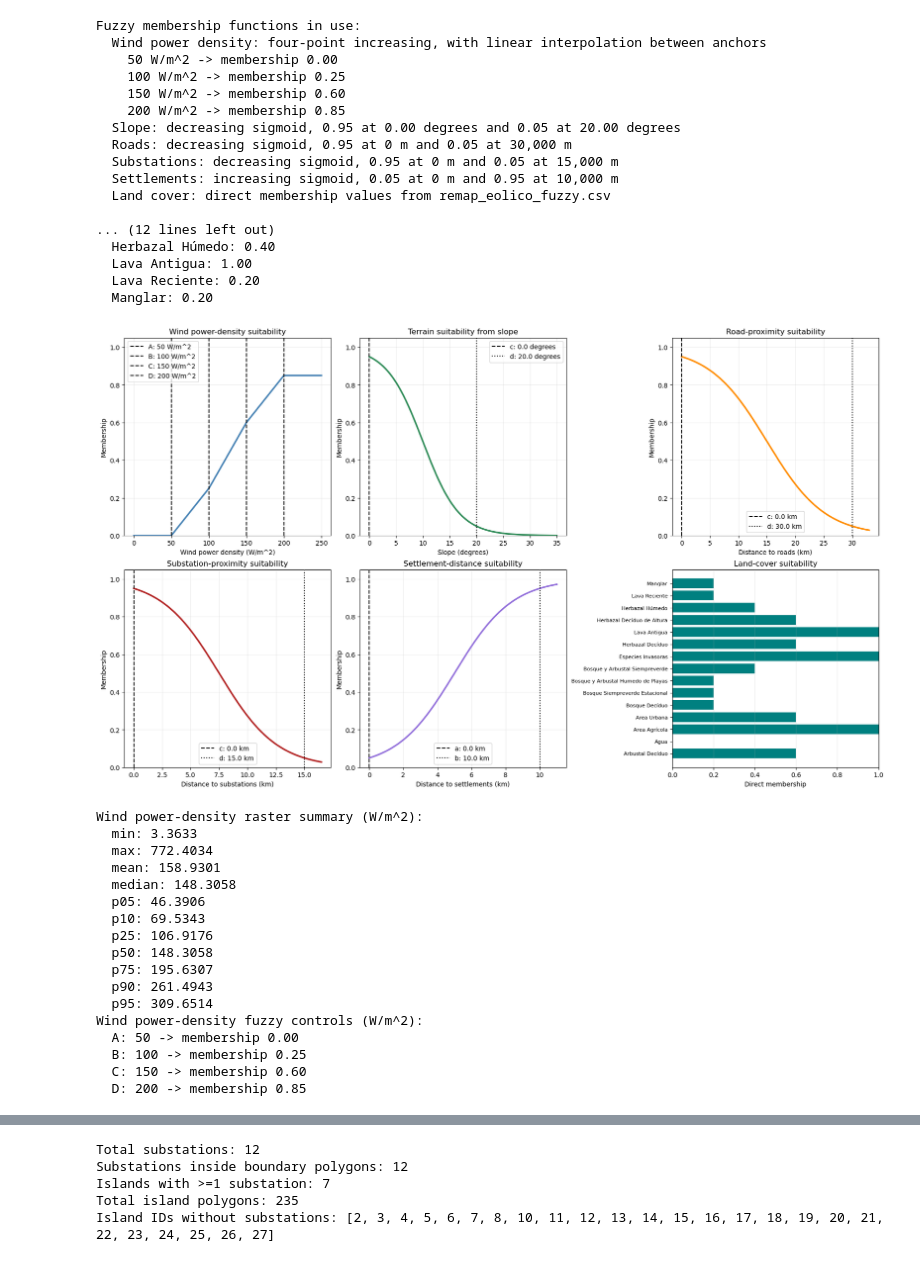
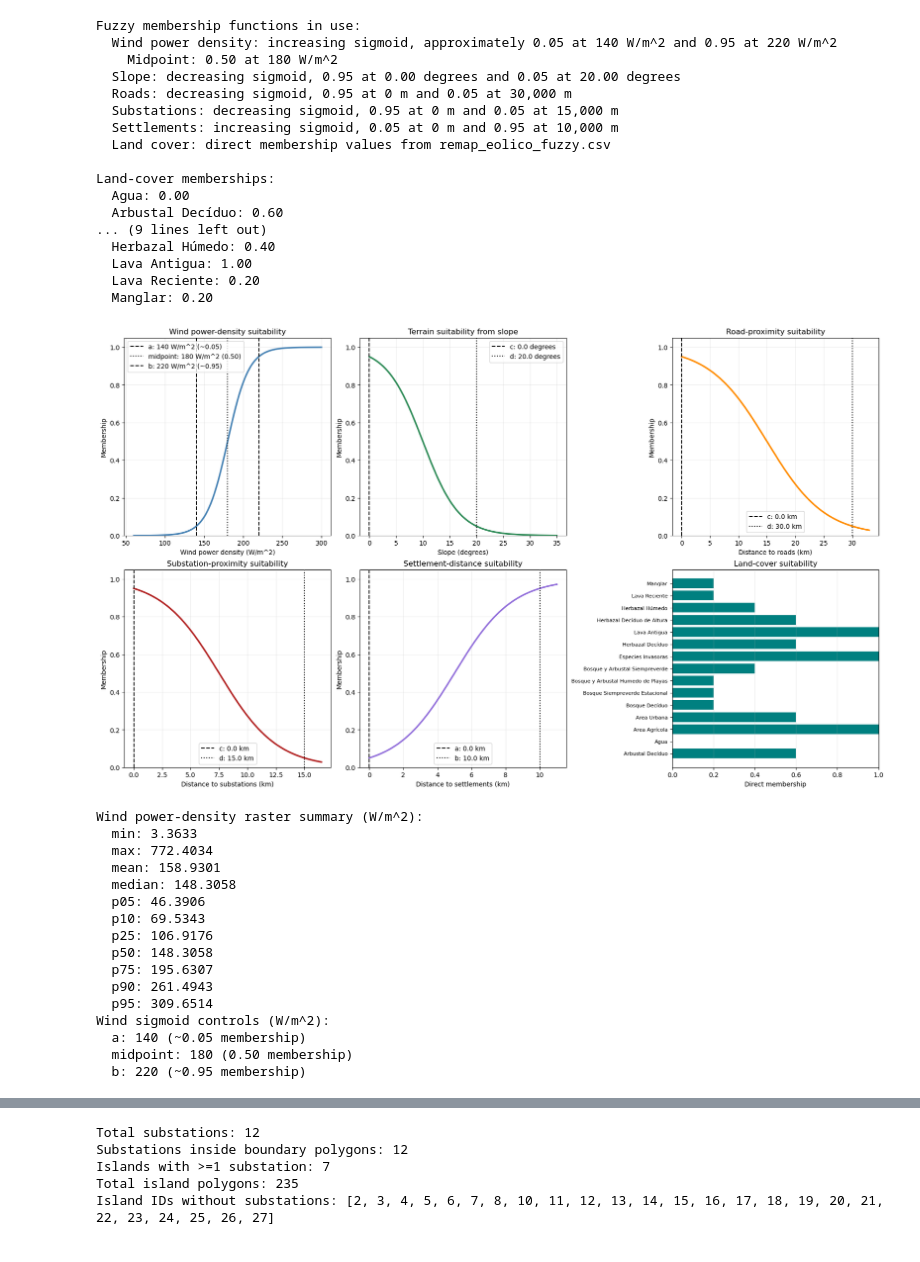
Before and after one commit to eemahon/idoneidad_hygalapagos, a Jupyter notebook: analisis/eolico_SA_fuzzy.ipynb, the cells around one changed output, grey strips where cells are left out. Saved outputs shown, nothing was run; the diff lists cells and outputs as text; code cells hidden in the pictures.

Commit message:
Updated Wind Power Density ranges to have a midpoint that matches the wind turbines at San Cristobal

```diff
--- a/analisis/eolico_SA_fuzzy.ipynb
+++ b/analisis/eolico_SA_fuzzy.ipynb
@@ -18,14 +18,12 @@ PARAMS = {
     "land_cover_field": "FROM",         # Field in land-cover layer containing classes used in remap_eolico_fuzzy.csv
     "analysis_crs": "EPSG:32715",       # Projected CRS in meters for distance and slope analysis
     "wind": {
-        "function": "four_point_increasing",
+        "function": "sigmoidal",
+        "direction": "increasing",
         "control_points": {
-            "a": 50.0,                  # W/m^2: membership 0.0
-            "b": 100.0,                  # W/m^2: membership 0.25
-            "c": 150.0,                  # W/m^2: membership 0.6
-            "d": 200.0,                  # W/m^2: membership 0.85
+            "a": 140.0,                  # W/m^2: approximately 0.05 membership
+            "b": 220.0,                  # W/m^2: approximately 0.95 membership
         },
-        "membership_values": [0.0, 0.25, 0.6, 0.85],
     },
     "slope": {
         "function": "sigmoidal",
@@ -67,7 +65,7 @@ PARAMS = {
 }
 
 # Change this value to switch between scenario_1 and scenario_2.
-ACTIVE_WEIGHT_SCENARIO = "scenario_2"
+ACTIVE_WEIGHT_SCENARIO = "scenario_1"
 
 WEIGHT_SCENARIOS = {
     "scenario_1": {
@@ -423,37 +404,34 @@ import matplotlib.pyplot as plt
 
 def plot_wind_fuzzy_membership_functions(params, inputs):
     wind_controls = params["wind"]["control_points"]
-    wind_membership_values = params["wind"]["membership_values"]
     slope_controls = params["slope"]["control_points"]
     roads_controls = params["roads"]["control_points"]
     substations_controls = params["substations"]["control_points"]
     urban_controls = params["urban"]["control_points"]
 
-    wind_control_values = [float(wind_controls[key]) for key in ("a", "b", "c", "d")]
+    wind_a, wind_b = float(wind_controls["a"]), float(wind_controls["b"])
     slope_c, slope_d = float(slope_controls["c"]), float(slope_controls["d"])
     roads_c, roads_d = float(roads_controls["c"]), float(roads_controls["d"])
     substations_c, substations_d = float(substations_controls["c"]), float(substations_controls["d"])
     urban_a, urban_b = float(urban_controls["a"]), float(urban_controls["b"])
 
-    wind_values = np.linspace(max(0.0, wind_control_values[0] - 50.0), wind_control_values[-1] + 50.0, 500)
+    wind_values = np.linspace(max(0.0, wind_a - (wind_b - wind_a)), wind_b + (wind_b - wind_a), 500)
     slope_values = np.linspace(0.0, max(35.0, slope_d * 1.1), 500)
     roads_distance = np.linspace(0.0, roads_d * 1.1, 500)
     substations_distance = np.linspace(0.0, substations_d * 1.1, 500)
     urban_distance = np.linspace(0.0, urban_b * 1.1, 500)
 
-    wind_membership = _fuzzy_four_point_increasing(
-        wind_values, wind_controls, wind_membership_values
-    )
+    wind_membership = _fuzzy_sigmoid_increasing(wind_values, wind_a, wind_b)
     slope_membership = _fuzzy_sigmoid_decreasing(slope_values, slope_c, slope_d)
     roads_membership = _fuzzy_sigmoid_decreasing(roads_distance, roads_c, roads_d)
     substations_membership = _fuzzy_sigmoid_decreasing(substations_distance, substations_c, substations_d)
     urban_membership = _fuzzy_sigmoid_increasing(urban_distance, urban_a, urban_b)
     land_cover_remap = _load_land_cover_remap(inputs["land_cover_remap"])
 
+    wind_midpoint = (wind_a + wind_b) / 2.0
     print("Fuzzy membership functions in use:")
-    print("  Wind power density: four-point increasing, with linear interpolation between anchors")
-    for point, membership in zip(wind_control_values, wind_membership_values):
-        print(f"    {point:.0f} W/m^2 -> membership {membership:.2f}")
+    print(f"  Wind power density: increasing sigmoid, approximately 0.05 at {wind_a:.0f} W/m^2 and 0.95 at {wind_b:.0f} W/m^2")
+    print(f"    Midpoint: 0.50 at {wind_midpoint:.0f} W/m^2")
     print(f"  Slope: decreasing sigmoid, 0.95 at {slope_c:.2f} degrees and 0.05 at {slope_d:.2f} degrees")
     print(f"  Roads: decreasing sigmoid, 0.95 at {roads_c:,.0f} m and 0.05 at {roads_d:,.0f} m")
     print(f"  Substations: decreasing sigmoid, 0.95 at {substations_c:,.0f} m and 0.05 at {substations_d:,.0f} m")
@@ -468,8 +446,9 @@ def plot_wind_fuzzy_membership_functions(params, inputs):
     axes = axes.ravel()
 
     axes[0].plot(wind_values, wind_membership, color="steelblue", linewidth=2.5)
-    for point, control_label in zip(wind_control_values, "ABCD"):
-        axes[0].axvline(point, color="black", linestyle="--", label=f"{control_label}: {point:.0f} W/m^2")
+    axes[0].axvline(wind_a, color="black", linestyle="--", label=f"a: {wind_a:.0f} W/m^2 (~0.05)")
+    axes[0].axvline(wind_midpoint, color="black", linestyle=":", label=f"midpoint: {wind_midpoint:.0f} W/m^2 (0.50)")
+    axes[0].axvline(wind_b, color="black", linestyle="--", label=f"b: {wind_b:.0f} W/m^2 (~0.95)")
     axes[0].set(title="Wind power-density suitability", xlabel="Wind power density (W/m^2)", ylabel="Membership")
     axes[0].legend()
 
@@ -497,40 +476,40 @@ def plot_wind_fuzzy_membership_functions(params, inputs):
     axes[4].set(title="Settlement-distance suitability", xlabel="Distance to settlements (km)", ylabel="Membership")
     axes[4].legend()
 
     class_names = list(land_cover_remap)
     memberships = [land_cover_remap[class_name] for class_name in class_names]
     axes[5].barh(class_names, memberships, color="teal")
     axes[5].set(title="Land-cover suitability", xlabel="Direct membership", xlim=(0.0, 1.0))
     axes[5].tick_params(axis="y", labelsize=8)
     axes[5].grid(axis="x", alpha=0.25)
 
     for axis in axes[:5]:
         axis.set_ylim(0.0, 1.05)
         axis.grid(alpha=0.25)
 
     plt.show()
 
 
 plot_wind_fuzzy_membership_functions(PARAMS, INPUTS)
 # %% [output]
 Fuzzy membership functions in use:
-  Wind power density: four-point increasing, with linear interpolation between anchors
-    50 W/m^2 -> membership 0.00
-    100 W/m^2 -> membership 0.25
-    150 W/m^2 -> membership 0.60
-    200 W/m^2 -> membership 0.85
+  Wind power density: increasing sigmoid, approximately 0.05 at 140 W/m^2 and 0.95 at 220 W/m^2
+    Midpoint: 0.50 at 180 W/m^2
   Slope: decreasing sigmoid, 0.95 at 0.00 degrees and 0.05 at 20.00 degrees
   Roads: decreasing sigmoid, 0.95 at 0 m and 0.05 at 30,000 m
   Substations: decreasing sigmoid, 0.95 at 0 m and 0.05 at 15,000 m
   Settlements: increasing sigmoid, 0.05 at 0 m and 0.95 at 10,000 m
   Land cover: direct membership values from remap_eolico_fuzzy.csv
 
-... (12 lines left out)
+Land-cover memberships:
+  Agua: 0.00
+  Arbustal Decíduo: 0.60
+... (9 lines left out)
   Herbazal Húmedo: 0.40
   Lava Antigua: 1.00
   Lava Reciente: 0.20
   Manglar: 0.20
-[figure, old version]
+[figure, new version]
 # %%
 # Wind power-density raster preprocessing: summarize the observed distribution for diagnostics.
 # Membership settings remain the fixed control points configured in PARAMS["wind"].
@@ -557,9 +536,11 @@ for key in ["min", "max", "mean", "median", "p05", "p10", "p25", "p50", "p75", "
     print(f"  {key}: {summary[key]:.4f}")
 
 wind_controls = PARAMS["wind"]["control_points"]
-print("Wind power-density fuzzy controls (W/m^2):")
-for control, membership in zip(("a", "b", "c", "d"), PARAMS["wind"]["membership_values"]):
-    print(f"  {control.upper()}: {wind_controls[control]:.0f} -> membership {membership:.2f}")
+wind_midpoint = (float(wind_controls["a"]) + float(wind_controls["b"])) / 2.0
+print("Wind sigmoid controls (W/m^2):")
+print(f"  a: {wind_controls['a']:.0f} (~0.05 membership)")
+print(f"  midpoint: {wind_midpoint:.0f} (0.50 membership)")
+print(f"  b: {wind_controls['b']:.0f} (~0.95 membership)")
 # %% [output]
 Wind power-density raster summary (W/m^2):
   min: 3.3633
@@ -573,11 +554,10 @@ Wind power-density raster summary (W/m^2):
   p75: 195.6307
   p90: 261.4943
   p95: 309.6514
-Wind power-density fuzzy controls (W/m^2):
-  A: 50 -> membership 0.00
-  B: 100 -> membership 0.25
-  C: 150 -> membership 0.60
-  D: 200 -> membership 0.85
+Wind sigmoid controls (W/m^2):
+  a: 140 (~0.05 membership)
+  midpoint: 180 (0.50 membership)
+  b: 220 (~0.95 membership)
 # %%
 def _save_raster(path, array, template_profile, nodata_value=-9999.0):
     p = Path(path)
```
Also changed, not shown: parts of 3 cells of this notebook.
